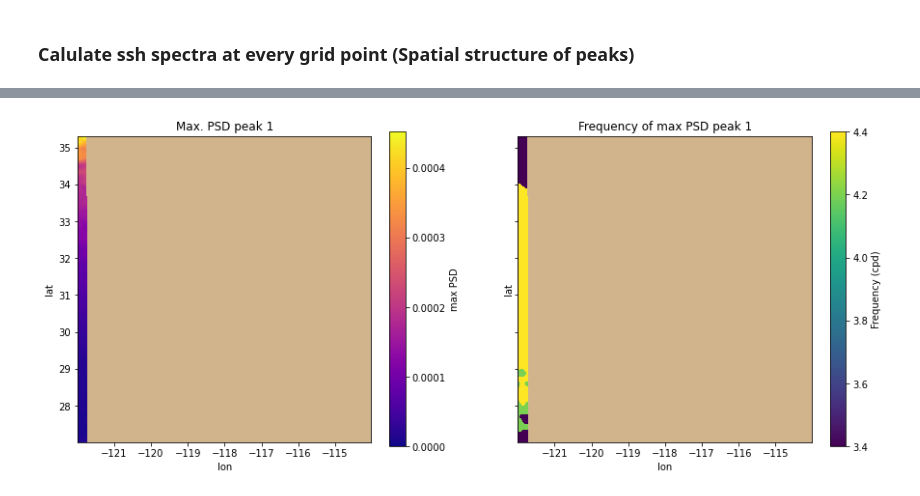
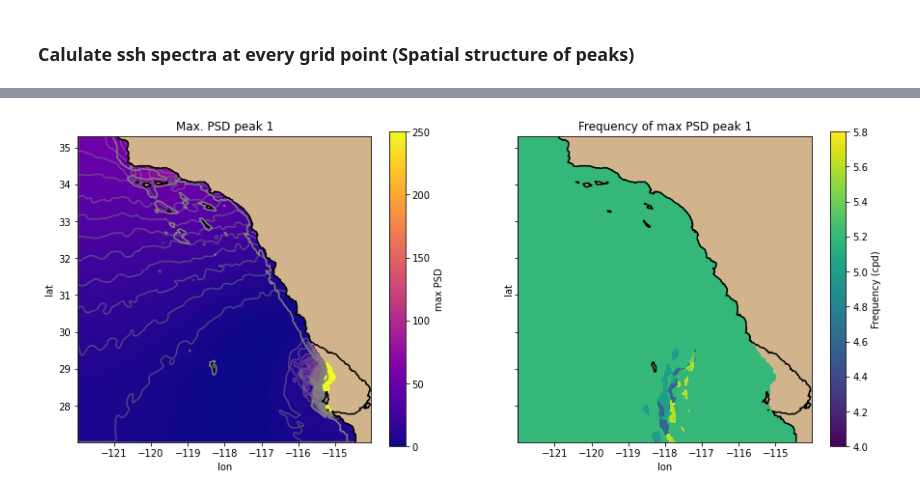
Before and after one commit to anakarinarm/notebooks_SVB, a Jupyter notebook: MITgcm/domain5/ssh_spectra_domain.ipynb, the cells around one changed output, grey strips where cells are left out. Cells and saved outputs as stored; diff of their text form; code cells hidden in the pictures.

Commit message:
added notebooks ssh spectra domain and phase spectra

```diff
--- a/MITgcm/domain5/ssh_spectra_domain.ipynb
+++ b/MITgcm/domain5/ssh_spectra_domain.ipynb
@@ -86,3 +32,6 @@ ny = len(lat)
 hFacC = ds2['hFacC'][:]
 hfac = np.ma.masked_values(hFacC, 0)
 mask = np.ma.getmask(hfac)
+
+# depth with bay
+depth = ds['Depth'][:]
@@ -121,7 +38,3 @@ KeyboardInterrupt:
 # %%
-filename = 'ssh_spectra_3peaks_febTS.nc'
-description = 'This file conains the PSD and frequency of the 3 peaks in SSH spectra (Bay-No Bay FebTS) at around 5.2 cpd, 7.6 cpd and 11.7 cpd on the whole domain.'
-title = 'SSH max PSD and frequency of main peaks SVB-no SVB for FebTS runs '
-
-create_nc_file(lon[:], lat[:], p1_psd, p2_psd, p3_psd, p1_freq, p2_freq, p3_freq, filename,
-               title, description)
+filename = 'ssh_spectra_3peaks_febTS_cm.nc'
+sshData = xr.open_dataset(filename)
@@ -128,19 +63,25 @@ create_nc_file(lon[:], lat[:], p1_psd, p2_psd, p3_psd, p1_freq, p2_freq, p3_freq
 # %%
 fig, (ax1, ax2) = plt.subplots(1,2,figsize=(15,6), sharey=True)
 ax1.set_facecolor('tan')
-pc1 = ax1.pcolormesh(lon,lat, psd_p1, cmap='plasma')
+pc1 = ax1.pcolormesh(lon,lat, sshData.p1_psd, cmap='plasma', vmin=0, vmax=250)
 plt.colorbar(pc1, ax=ax1, label='max PSD')
+levels=np.arange(0,250,5)
+cn1 = ax1.contour(lon,lat, sshData.p1_psd, levels, colors='0.5', alpha=0.5)
+
+ax1.contour(lon,lat,depth,levels=[0, 250], colors=['k','0.5','0.5','0.5','0.5','0.5'])
+
 ax1.set_xlabel('lon')
 ax1.set_ylabel('lat')
 ax1.set_title('Max. PSD peak 1')
 ax1.set_aspect(1)
 
 ax2.set_facecolor('tan')
-pc2 = ax2.pcolormesh(lon, lat, freq_p1, cmap='viridis')
+pc2 = ax2.pcolormesh(lon, lat, sshData.p1_freq, cmap='viridis')
 plt.colorbar(pc2, ax=ax2, label='Frequency (cpd)')
+ax2.contour(lon,lat,depth,levels=[0], colors=['k'])
 ax2.set_xlabel('lon')
 ax2.set_ylabel('lat')
 ax2.set_title('Frequency of max PSD peak 1')
 ax2.set_aspect(1)
 # %% [output]
-[figure, old version]
+[figure, new version]
```
Also changed, not shown: parts of 14 cells of this notebook, 11 other files.
